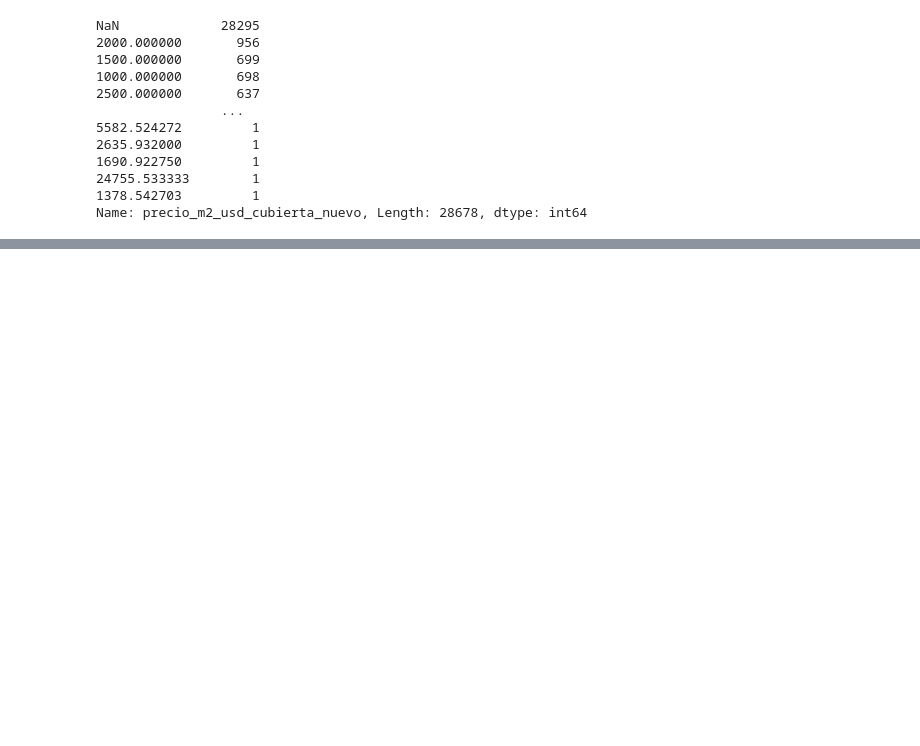
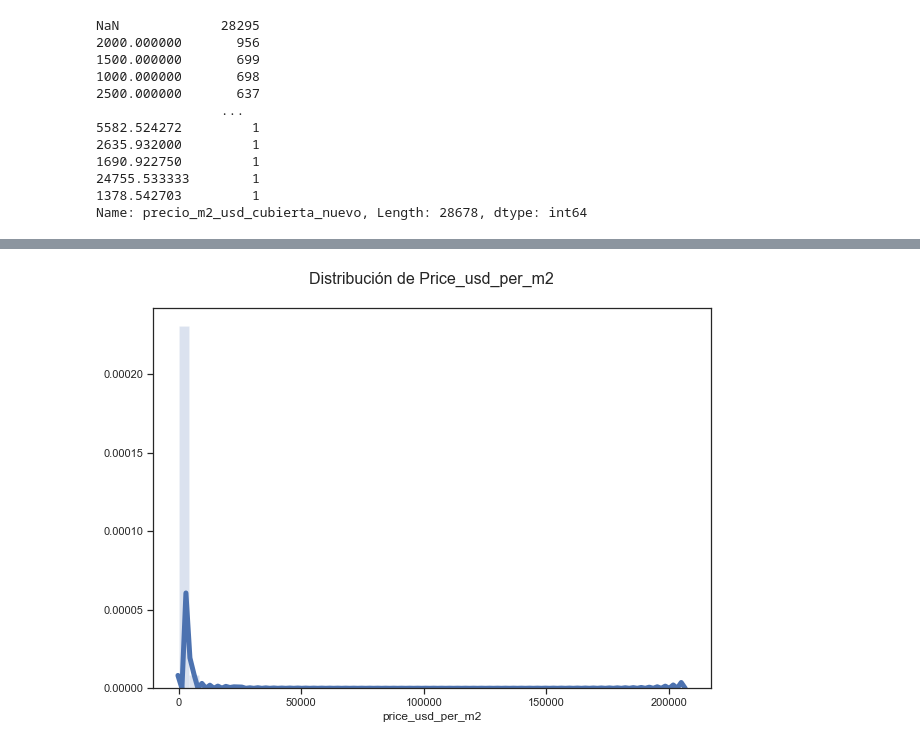
Before and after one commit to varelapablos/Desafio1-G3, a Jupyter notebook: NotebookMaria.ipynb, the cells around one changed output, grey strips where cells are left out. Cells and saved outputs as stored; diff of their text form; code cells hidden in the pictures; blank space fills up the shorter version.

```diff
--- a/NotebookMaria.ipynb
+++ b/NotebookMaria.ipynb
@@ -1032,0 +946,5 @@ properati_df.pivot_table(index='state_name', columns='property_type', aggfunc={'
+# %%
+# Generamos una nueva columna de precio por m2 pero utilizando la variable de superficie total:
+properati_df['precio_m2_usd_total'] = properati_df['price_aprox_usd']/properati_df['surface_total_in_m2']
+properati_df['precio_m2_usd_total'].value_counts(dropna = False)
+# Tiene 52354 valores NaN
@@ -1032,0 +999,8 @@ properati_df.pivot_table(index='state_name', columns='property_type', aggfunc={'
+# %%
+# Reemplazamos los valores infinitos por NaN:
+para_reemplazar = properati_df.precio_m2_usd_total.replace([np.inf, -np.inf], np.nan)
+properati_df['precio_m2_usd_total_nuevo'] = para_reemplazar
+print(properati_df['precio_m2_usd_total_nuevo'].sort_values(ascending = False).head(3))
+
+# La columna nueva no contiene valores infinitos:
+properati_df['precio_m2_usd_total_nuevo'].notnull().sum()
@@ -1032,0 +1084,19 @@ properati_df.pivot_table(index='state_name', columns='property_type', aggfunc={'
+# %%
+import seaborn as sns
+def count_plotter(data, label, labelsize=12):
+    sns.set(rc={"figure.figsize": (10, 7),
+                "xtick.labelsize": labelsize})
+    sns.set_style("white")
+    data_count = sns.countplot(data)
+    data_count.set_title('Histograma de ' + label + '\n', fontsize=16)
+
+def distribution_plotter(data, label, bins=None):
+    sns.set(rc={"figure.figsize": (10, 7)})
+    sns.set_style("ticks")
+    dist = sns.distplot(data, bins= bins, hist_kws={'alpha':0.2}, kde_kws={'linewidth':5})
+    dist.set_title('Distribución de ' + label + '\n', fontsize=16)
+# %%
+# Realizamos una distribución de los valores de "price_usd_per_m2":
+distribution_plotter(properati_df.price_usd_per_m2, "Price_usd_per_m2")
+# %% [output]
+[figure, added]
```
Also changed, not shown: parts of 42 cells of this notebook.
